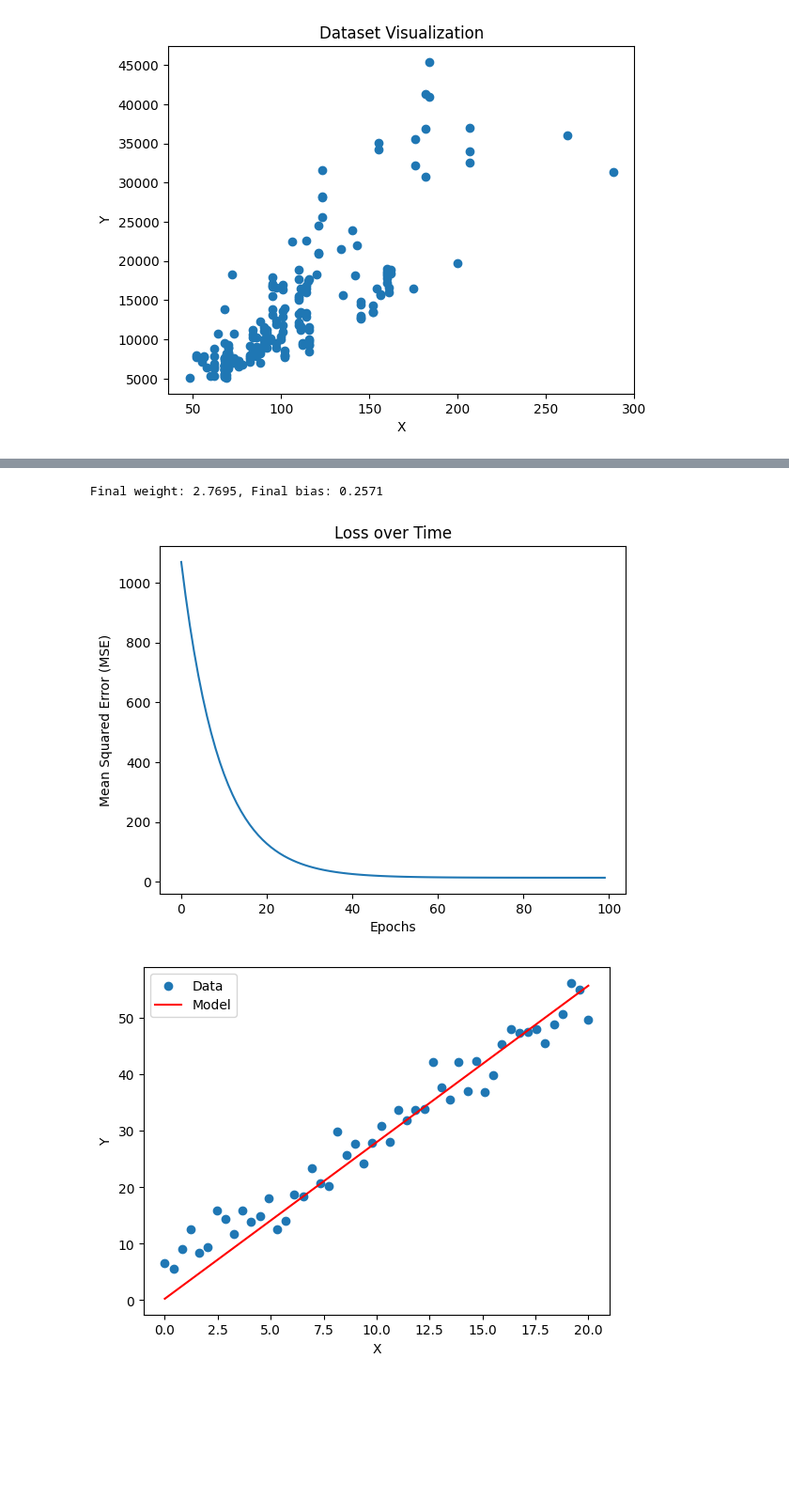
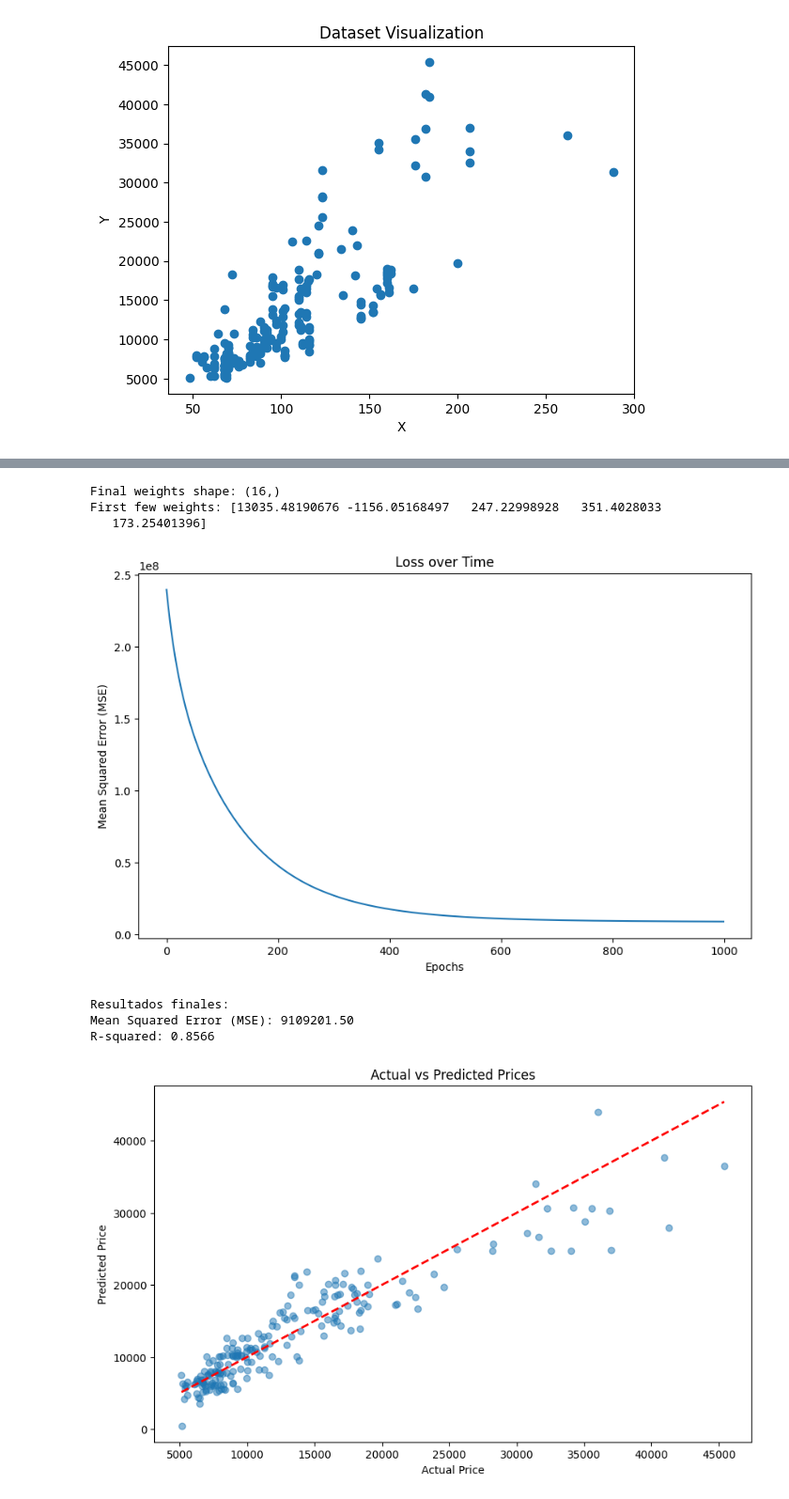
Before and after one commit to Clon5676/Proyecto_2, a Jupyter notebook: linear_CarPrice.ipynb, the cells around one changed output, grey strips where cells are left out. Shown: that part at 94% size. Saved outputs shown, nothing was run; the diff lists cells and outputs as text; code cells hidden in the pictures; blank space fills up the shorter version.

```diff
--- a/linear_CarPrice.ipynb
+++ b/linear_CarPrice.ipynb
@@ -49,53 +65,73 @@ ValueError: operands could not be broadcast together with shapes (205,) (205,15)
 # %%
-# Gradient Descent
+# Normalizar los datos (importante para el gradient descent)
+
+X = (X - np.mean(X, axis=0)) / np.std(X, axis=0)
+
+# Añadir columna de unos para el término independiente (bias)
+X = np.c_[np.ones(X.shape[0]), X]
 
 # Initialize parameters
-w, b = 0, 0  # Initial weights and bias
-learning_rate = 0.0002
-epochs = 100
+n_features = X.shape[1]
+weights = np.zeros(n_features)  # Inicializar pesos incluyendo el bias
+learning_rate = 0.002
+epochs = 1000
 n = len(X)
 
 # Store history for visualization
 loss_history = []
 
+# Gradient Descent
 for epoch in range(epochs):
-
     # Predictions
-    Y_pred = w * X + b
+    Y_pred = np.dot(X, weights)
 
     # Calculate and store loss (MSE)
     loss = np.mean((Y - Y_pred) ** 2)
     loss_history.append(loss)
 
     # Calculate gradients
-    dw = -(2/n) * np.sum((Y - Y_pred) * X)
-    db = -(2/n) * np.sum(Y - Y_pred)
+    gradients = -(2/n) * np.dot(X.T, (Y - Y_pred))
 
-    # Update weights and bias
-    w -= learning_rate * dw
-    b -= learning_rate * db
-
+    # Update weights
+    weights = weights - learning_rate * gradients
 
 # Final parameters
-print(f"Final weight: {w:.4f}, Final bias: {b:.4f}")
-
+print("Final weights shape:", weights.shape)
+print("First few weights:", weights[:5])
 
 # Plotting the loss over epochs
+plt.figure(figsize=(10, 6))
 plt.plot(loss_history)
 plt.xlabel('Epochs')
 plt.ylabel('Mean Squared Error (MSE)')
 plt.title('Loss over Time')
 plt.show()
 
+# Calcular predicciones finales
+Y_pred_final = np.dot(X, weights)
 
-# Plotting the regression line
-plt.scatter(X, Y, label='Data')
-plt.plot(X, w * X + b, color='red', label='Model')
-plt.xlabel('X')
-plt.ylabel('Y')
-plt.legend()
+# Calcular MSE y R² finales
+mse = np.mean((Y - Y_pred_final) ** 2)
+r_squared = 1 - (np.sum((Y - Y_pred_final) ** 2) / np.sum((Y - np.mean(Y)) ** 2))
+
+print(f"\nResultados finales:")
+print(f"Mean Squared Error (MSE): {mse:.2f}")
+print(f"R-squared: {r_squared:.4f}")
+
+# Plotting actual vs predicted values
+plt.figure(figsize=(10, 6))
+plt.scatter(Y, Y_pred_final, alpha=0.5)
+plt.plot([Y.min(), Y.max()], [Y.min(), Y.max()], 'r--', lw=2)
+plt.xlabel('Actual Price')
+plt.ylabel('Predicted Price')
+plt.title('Actual vs Predicted Prices')
 plt.show()
 # %% [output]
-Final weight: 2.7695, Final bias: 0.2571
+Final weights shape: (16,)
+First few weights: [13035.48190676 -1156.05168497   247.22998928   351.4028033
+   173.25401396]
-[figure, old version]
+[figure, new version]
+Resultados finales:
+Mean Squared Error (MSE): 9109201.50
+R-squared: 0.8566
-[figure, old version]
+[figure, new version]
```
Also changed, not shown: parts of 3 cells of this notebook, 2 other files.
